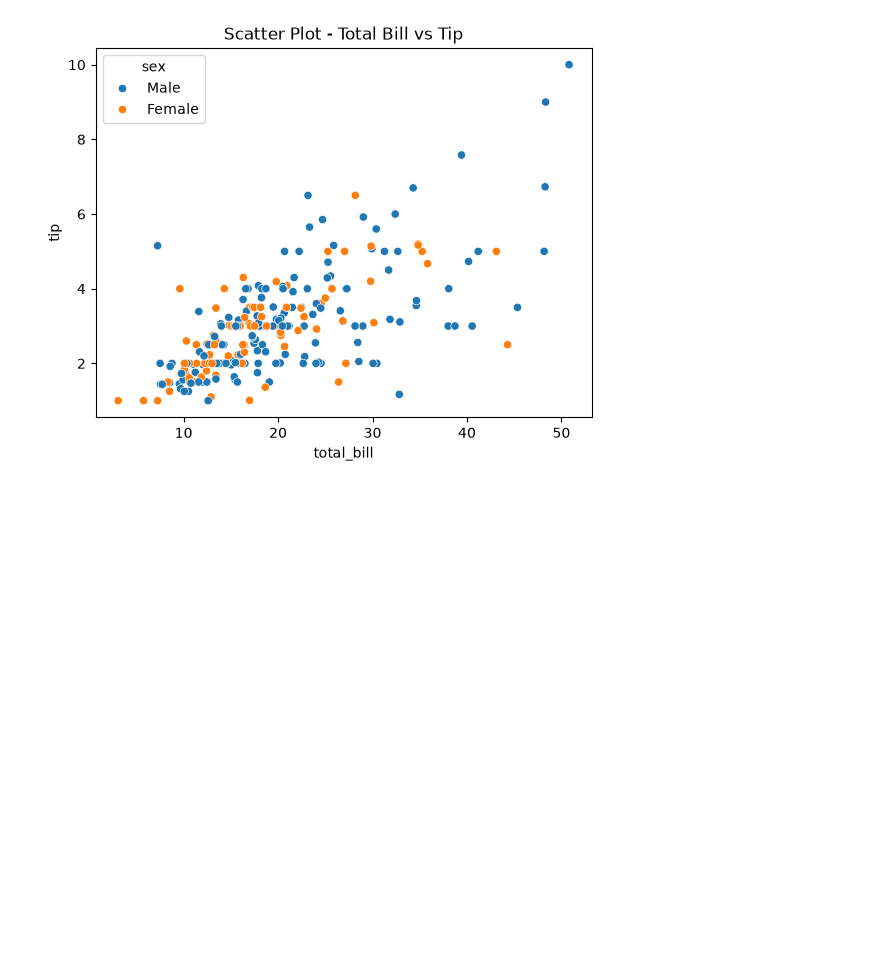
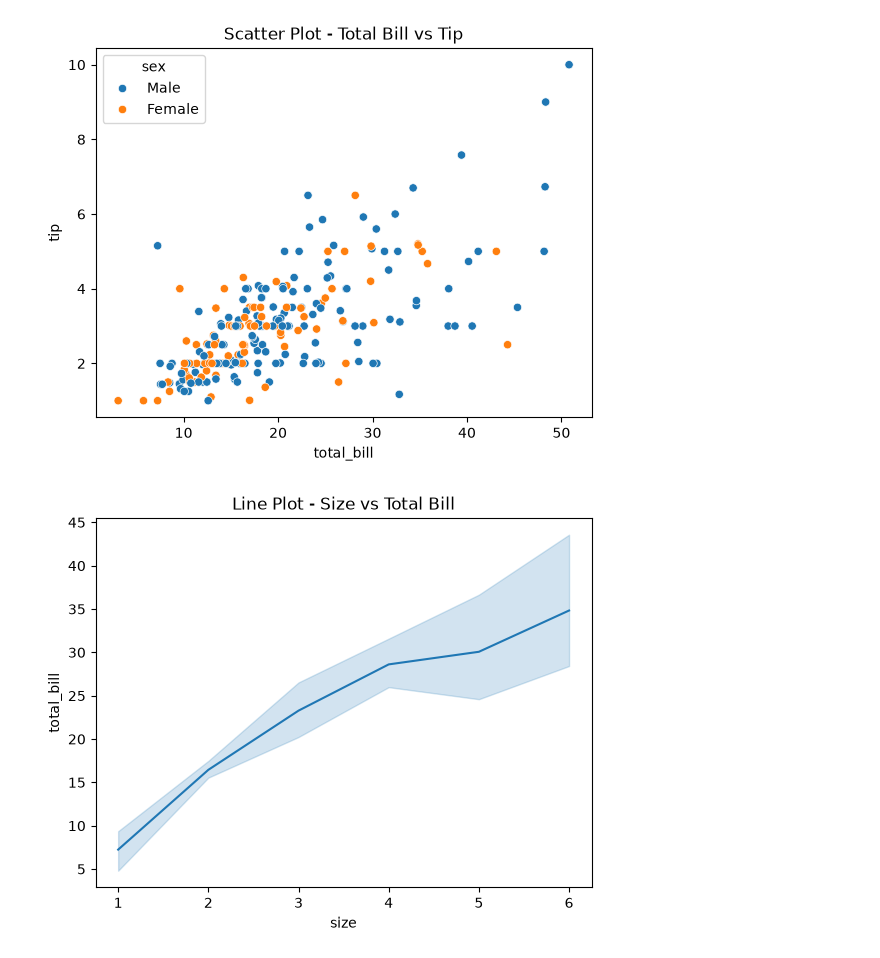
Before and after one commit to kalairajatechp/matplotlib, a Jupyter notebook: histogram_analysis.ipynb, the cells around one changed output. Drawn from its saved outputs; the diff is of its cells as text; code cells hidden in the pictures; blank space fills up the shorter version.

```diff
--- a/histogram_analysis.ipynb
+++ b/histogram_analysis.ipynb
@@ -39,3 +39,10 @@ plt.savefig("Scatter Plot - Total Bill vs Tip.png")
 plt.show()
 # %% [output]
 [figure]
+# %%
+sns.lineplot(x='size', y='total_bill', data=df)
+plt.title("Line Plot - Size vs Total Bill")
+plt.savefig("Line Plot - Size vs Total Bill.png")
+plt.show()
+# %% [output]
+[figure, added]
```
